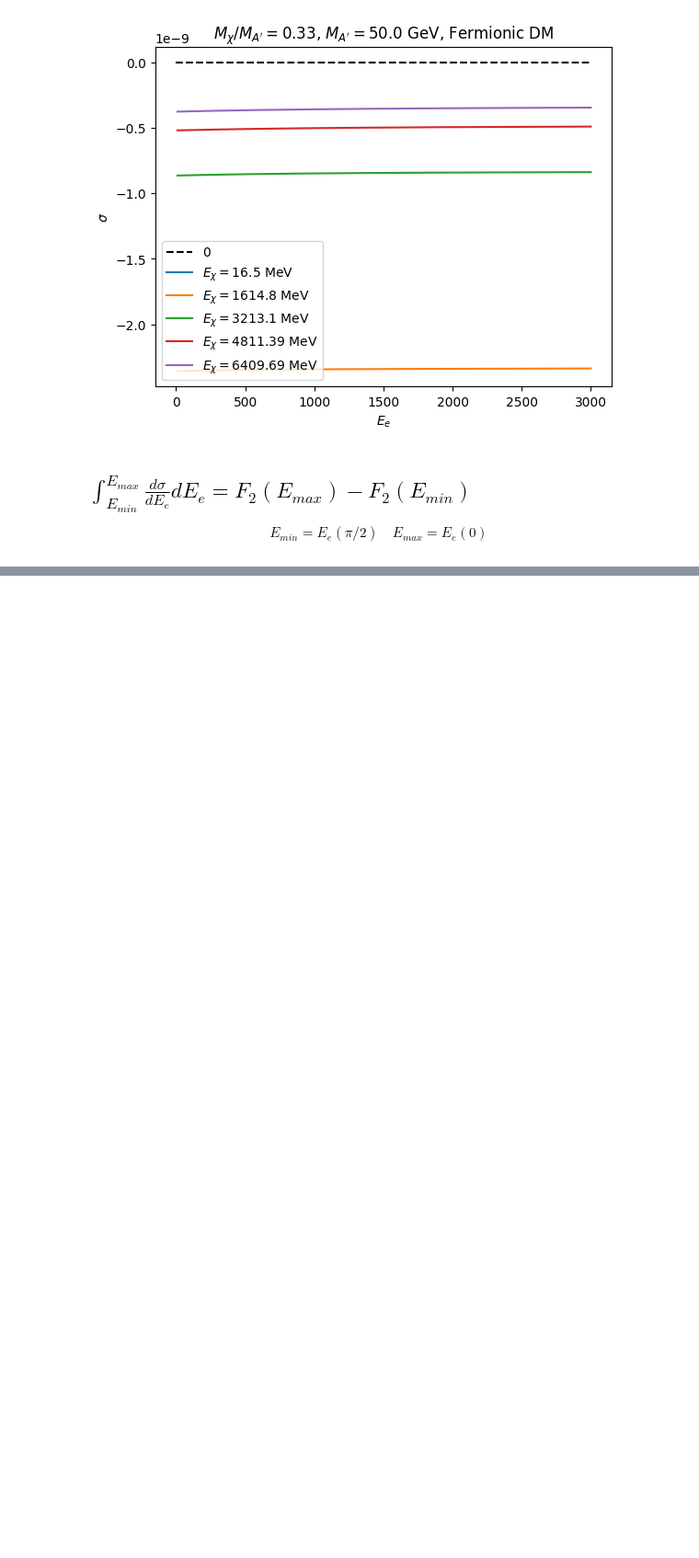
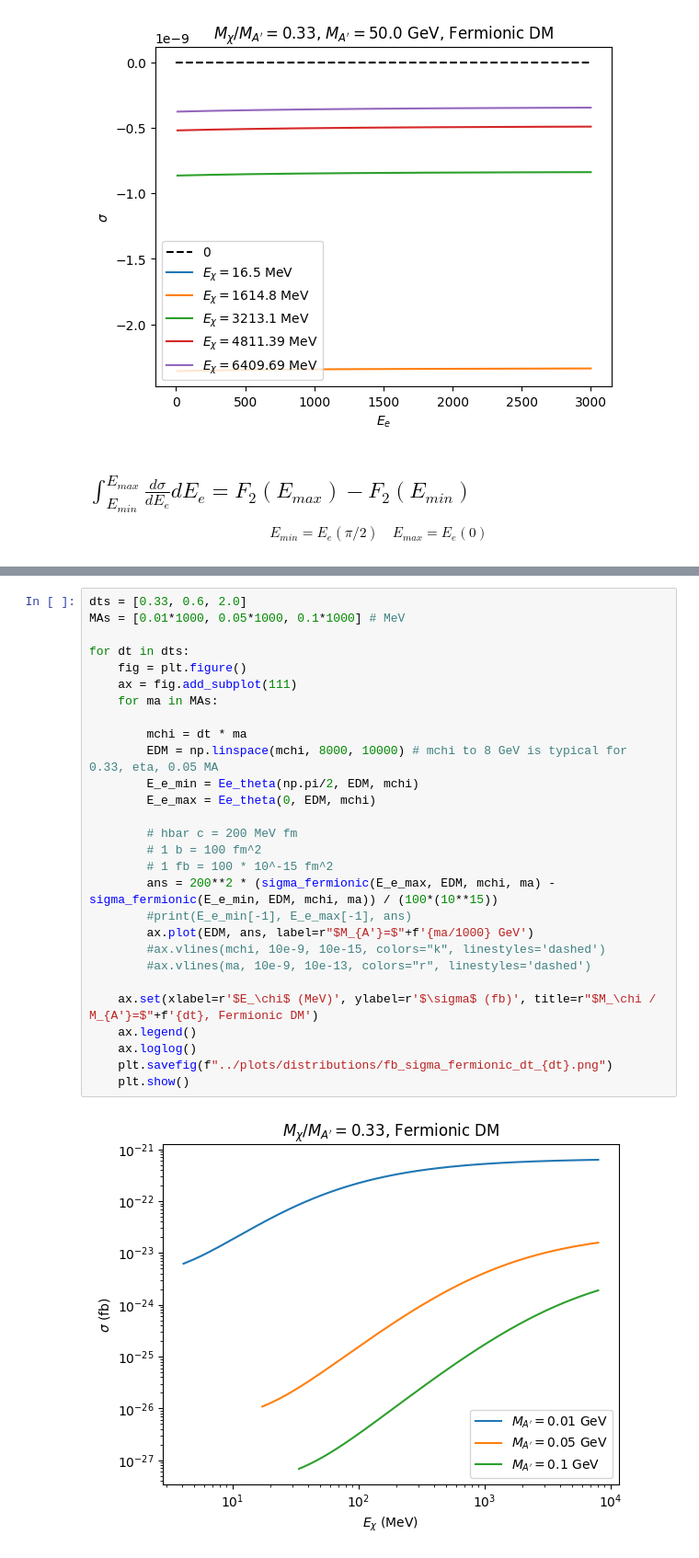
Before and after one commit to amh-137/DarkElectronScatter, a Jupyter notebook: notebooks/BdNMC_distributions.ipynb, the cells around one changed output, grey strips where cells are left out. Shown: that part at 92% size. Saved outputs shown, nothing was run; the diff lists cells and outputs as text; blank space fills up the shorter version.

```diff
--- a/notebooks/BdNMC_distributions.ipynb
+++ b/notebooks/BdNMC_distributions.ipynb
@@ -143,0 +144,30 @@ for dt in dts:
+# %%
+dts = [0.33, 0.6, 2.0]
+MAs = [0.01*1000, 0.05*1000, 0.1*1000] # MeV
+
+for dt in dts:
+    fig = plt.figure()
+    ax = fig.add_subplot(111)
+    for ma in MAs:
+
+        mchi = dt * ma
+        EDM = np.linspace(mchi, 8000, 10000) # mchi to 8 GeV is typical for 0.33, eta, 0.05 MA
+        E_e_min = Ee_theta(np.pi/2, EDM, mchi)
+        E_e_max = Ee_theta(0, EDM, mchi)
+
+        # hbar c = 200 MeV fm
+        # 1 b = 100 fm^2
+        # 1 fb = 100 * 10^-15 fm^2
+        ans = 200**2 * (sigma_fermionic(E_e_max, EDM, mchi, ma) - sigma_fermionic(E_e_min, EDM, mchi, ma)) / (100*(10**15))
+        #print(E_e_min[-1], E_e_max[-1], ans)
+        ax.plot(EDM, ans, label=r"$M_{A'}=$"+f'{ma/1000} GeV')
+        #ax.vlines(mchi, 10e-9, 10e-15, colors="k", linestyles='dashed')
+        #ax.vlines(ma, 10e-9, 10e-13, colors="r", linestyles='dashed')
+
+    ax.set(xlabel=r'$E_\chi$ (MeV)', ylabel=r'$\sigma$ (fb)', title=r"$M_\chi / M_{A'}=$"+f'{dt}, Fermionic DM')
+    ax.legend()
+    ax.loglog()
+    plt.savefig(f"../plots/distributions/fb_sigma_fermionic_dt_{dt}.png")
+    plt.show()
+# %% [output]
+[figure, added]
```
Also changed, not shown: parts of 5 cells of this notebook.
